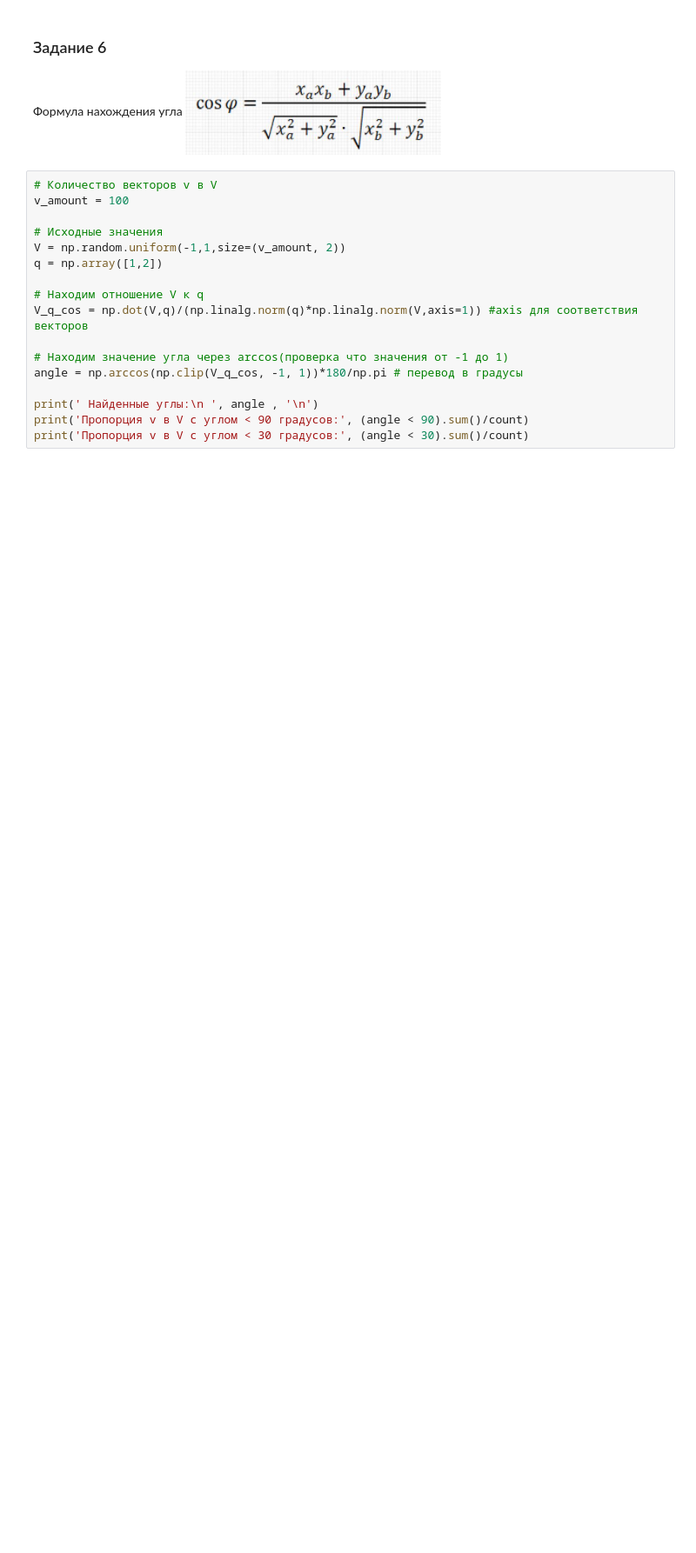
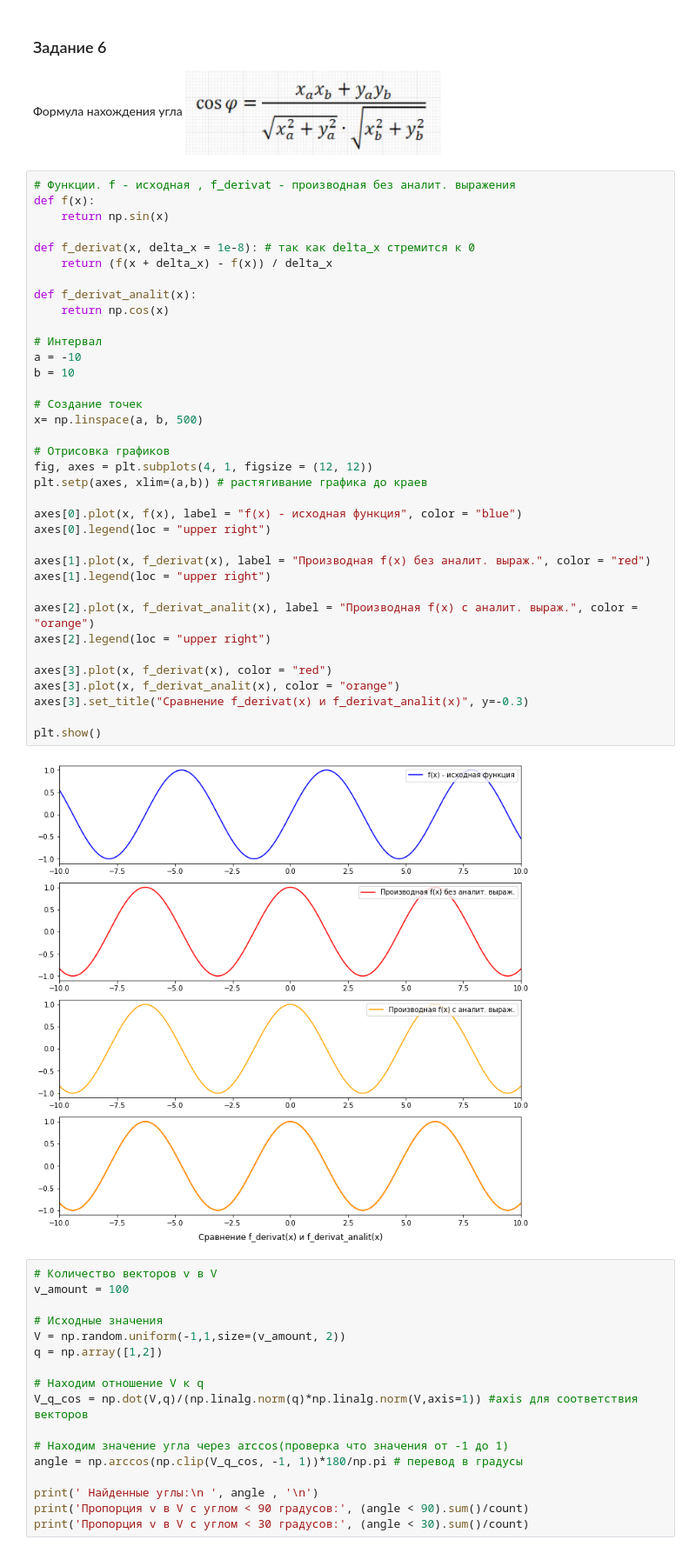
Before and after one commit to Duletun/MOpyLab, a Jupyter notebook: Chepurnoy laba1.ipynb, the cells around one changed output. Shown at 87% size. Saved outputs shown, nothing was run; the diff lists cells and outputs as text; blank space fills up the shorter version.

```diff
--- a/Chepurnoy laba1.ipynb
+++ b/Chepurnoy laba1.ipynb
@@ -151,6 +111,44 @@ b = 10
 ### Задание 6
 Формула нахождения угла
 ![image.png](attachment:image.png)
+# %%
+# Функции. f - исходная , f_derivat - производная без аналит. выражения
+def f(x):
+    return np.sin(x)
+
+def f_derivat(x, delta_x = 1e-8): # так как delta_x стремится к 0
+    return (f(x + delta_x) - f(x)) / delta_x
+
+def f_derivat_analit(x):
+    return np.cos(x)
+
+# Интервал
+a = -10
+b = 10
+
+# Создание точек
+x= np.linspace(a, b, 500)
+
+# Отрисовка графиков
+fig, axes = plt.subplots(4, 1, figsize = (12, 12))
+plt.setp(axes, xlim=(a,b)) # растягивание графика до краев
+
+axes[0].plot(x, f(x), label = "f(x) - исходная функция", color = "blue")
+axes[0].legend(loc = "upper right")
+
+axes[1].plot(x, f_derivat(x), label = "Производная f(x) без аналит. выраж.", color = "red")
+axes[1].legend(loc = "upper right")
+
+axes[2].plot(x, f_derivat_analit(x), label = "Производная f(x) с аналит. выраж.", color = "orange")
+axes[2].legend(loc = "upper right")
+
+axes[3].plot(x, f_derivat(x), color = "red")
+axes[3].plot(x, f_derivat_analit(x), color = "orange")
+axes[3].set_title("Сравнение f_derivat(x) и f_derivat_analit(x)", y=-0.3)
+
+plt.show()
+# %% [output]
+[figure, new version]
 # %%
 # Количество векторов v в V
 v_amount = 100
```
Also changed, not shown: parts of 2 cells of this notebook.
